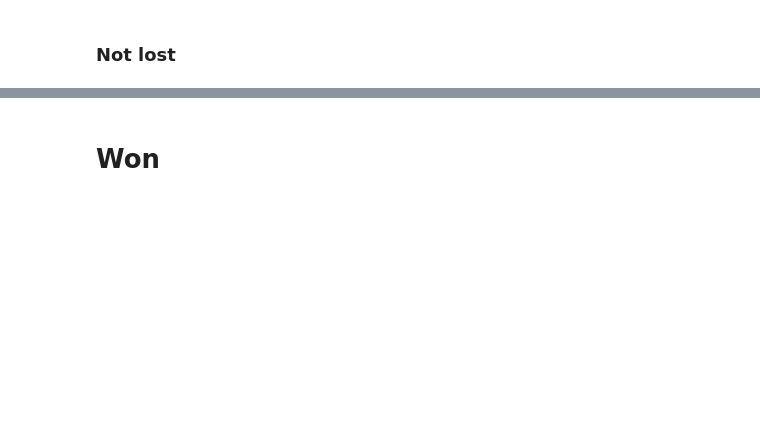
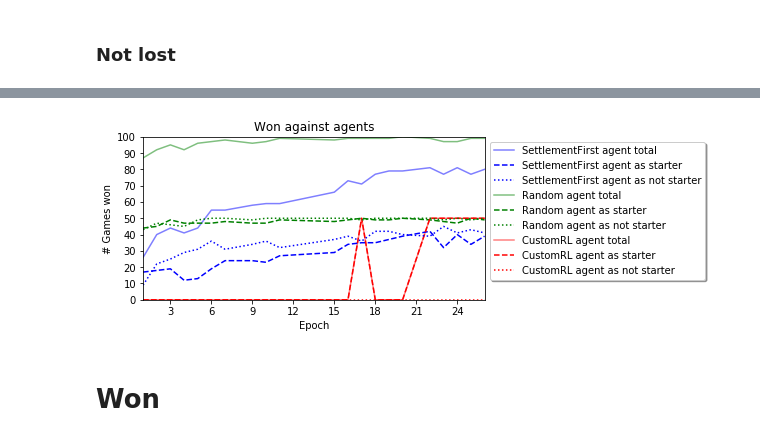
Before and after one commit to JeroenPeterBos/alpha-zero-general, a Jupyter notebook: catan/notebooks/Visualization.ipynb, the cells around one changed output, grey strips where cells are left out. Cells and saved outputs as stored; diff of their text form; code cells hidden in the pictures; blank space fills up the shorter version.

```diff
--- a/catan/notebooks/Visualization.ipynb
+++ b/catan/notebooks/Visualization.ipynb
@@ -97,3 +168,25 @@ plt.savefig('./not_lost.svg', format='svg')
+# %%
+f, ax = plt.subplots(1, 1, figsize=(9, 3))
+
+ax = df.plot(ax=ax, kind='line', alpha=0.5, color=['g', 'b', 'r'], x='epoch', y=['Random agent total', 'SettlementFirst agent total', 'CustomRL agent total'], title='Won against agents')
+ax = df.plot(ax=ax, kind='line', linestyle='--', color=['g', 'b', 'r'], x='epoch', y=['Random agent as starter', 'SettlementFirst agent as starter', 'CustomRL agent as starter'])
+ax = df.plot(ax=ax, kind='line', linestyle=':', color=['g', 'b', 'r'], x='epoch', y=['Random agent as not starter', 'SettlementFirst agent as not starter', 'CustomRL agent as not starter'])
+
+
+_ = ax.set_xlabel('Epoch')
+_ = ax.set_ylabel('# Games won')
+ax.xaxis.set_major_locator(MaxNLocator(integer=True))
+ax.yaxis.set_major_locator(MaxNLocator(integer=True))
+ax.set_ylim(0, 100)
+
+chartBox = ax.get_position()
+ax.set_position([chartBox.x0, chartBox.y0, chartBox.width*0.68, chartBox.height])
+handles, labels = ax.get_legend_handles_labels()
+handles, labels = zip(*(sorted(zip(handles, labels), key=lambda t: t[1], reverse=True)))
+ax.legend(handles, labels, loc='upper center', bbox_to_anchor=(1.33, 1), shadow=True, ncol=1)
+plt.savefig('./not_lost.svg', format='svg')
+# %% [output]
+[figure, added]
 # %% [markdown]
 # Won
 # %%
```
Also changed, not shown: parts of 28 cells of this notebook, 1 other file.
